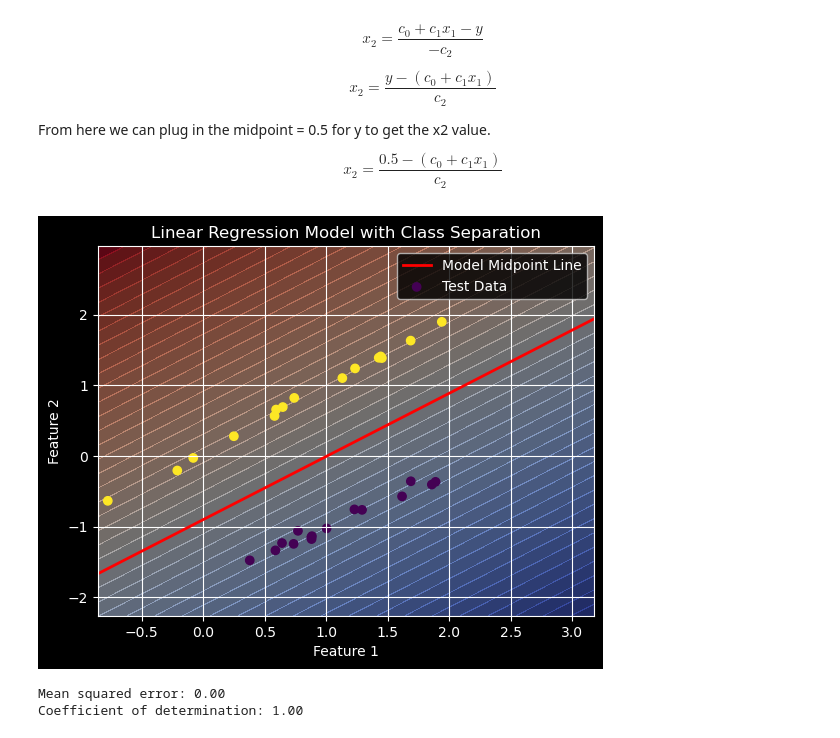
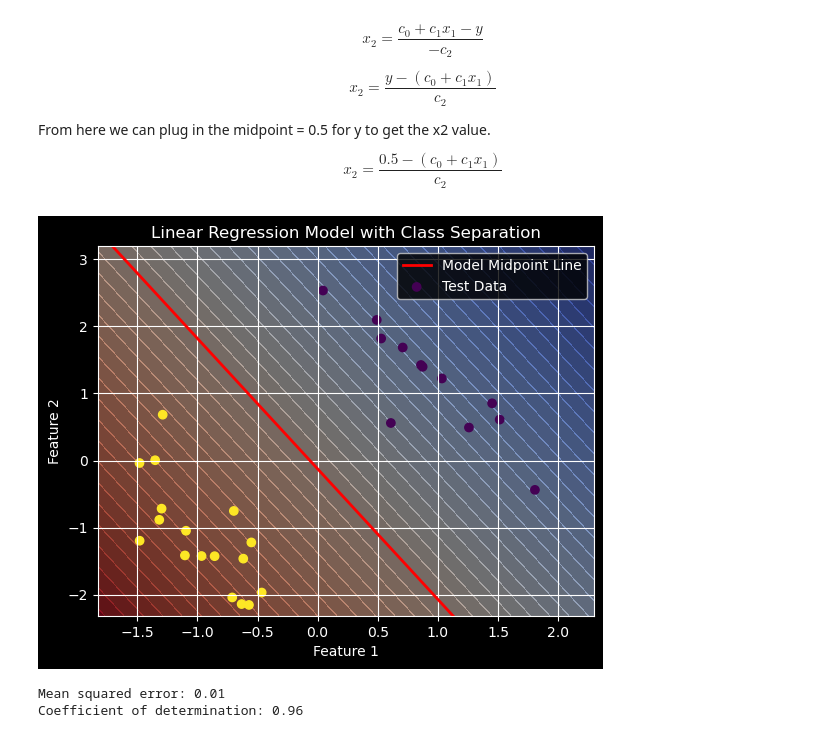
Before and after one commit to ZachParent/mai-pre-work, a Jupyter notebook: covariance.ipynb, the cells around one changed output. Drawn from its saved outputs; the diff is of its cells as text; code cells hidden in the pictures.

Commit message:
update to use random_state=40, make xlim and ylim more reasonable

```diff
--- a/covariance.ipynb
+++ b/covariance.ipynb
@@ -128,33 +130,35 @@ y_grid = model.predict(X_grid)
 
 # Reshape predictions for plotting
 y_pred_reshaped = y_grid.reshape(100, 100).T
 
 # Plot the regression contour
 plt.contourf(x1_range, x2_range, y_pred_reshaped, levels=50, cmap='coolwarm', alpha=0.5)
 
 # Plot the midppoint line of the regression model
 x2_midpoint_line = (0.5 - (model.intercept_ + model.coef_[0] * x1_range)) / model.coef_[1]
 plt.plot(x1_range, x2_midpoint_line, color='red', linewidth=2, label='Model Midpoint Line')
 
 # Predict the corresponding y values using the linear regression model
 y_pred = model.predict(X_test)
 
 # Plot the test data
 plt.scatter(x=X_test[:, 0], y=X_test[:, 1], c=y_test, cmap='viridis', label='Test Data')
 
 # Add labels and legend
 plt.title('Linear Regression Model with Class Separation')
 plt.xlabel('Feature 1')
 plt.ylabel('Feature 2')
+plt.xlim(x1_range.min(), x1_range.max())
+plt.ylim(x2_range.min(), x2_range.max())
 plt.legend()
 plt.grid(True)
 plt.show()
 
 
 # Evaluate the model
 print('Mean squared error: %.2f' % mean_squared_error(y_test, y_pred))
 print('Coefficient of determination: %.2f' % r2_score(y_test, y_pred))
 # %% [output]
-[figure, old version]
+[figure, new version]
-Mean squared error: 0.00
-Coefficient of determination: 1.00
+Mean squared error: 0.01
+Coefficient of determination: 0.96
```
Also changed, not shown: parts of 5 cells of this notebook.
